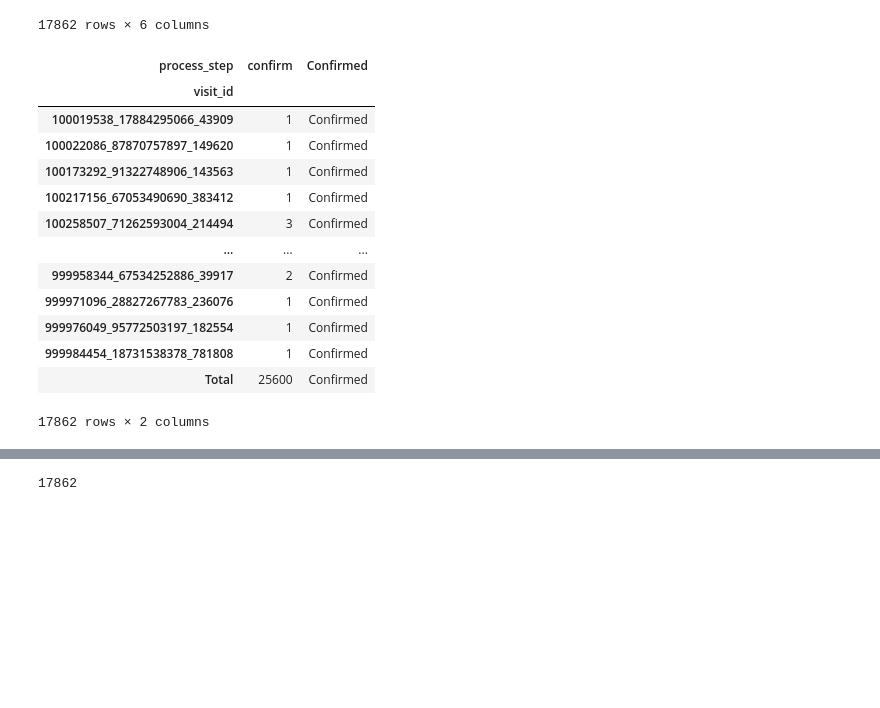
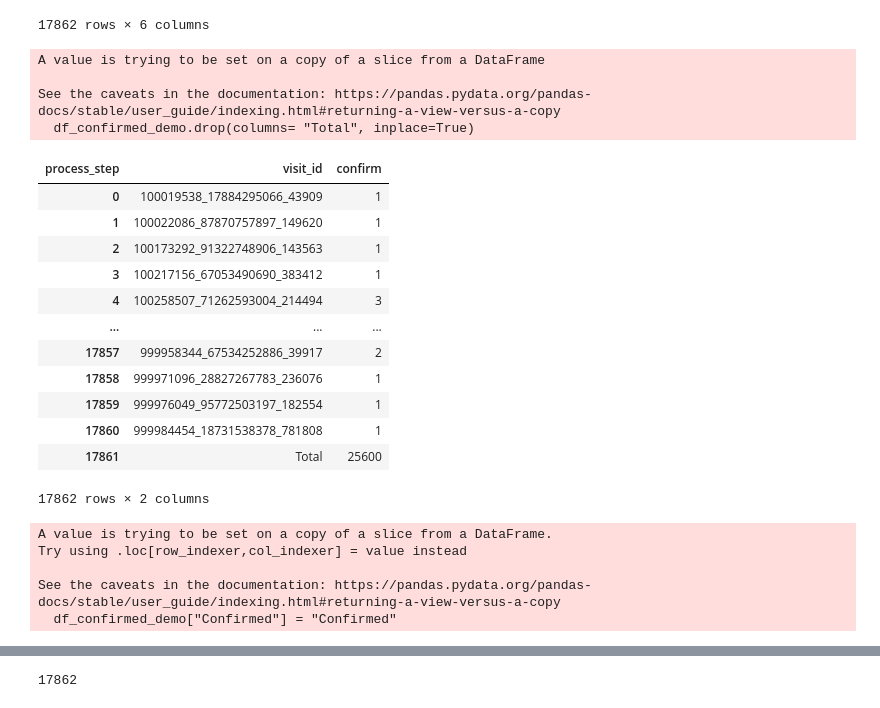
Before and after one commit to KLoVi/vanguard-ab-test, a Jupyter notebook: KPIs/KPI_Completion_rate_final.ipynb, the cells around one changed output, grey strips where cells are left out. Drawn from its saved outputs; the diff is of its cells as text; code cells hidden in the pictures; blank space fills up the shorter version.

```diff
--- a/KPIs/KPI_Completion_rate_final.ipynb
+++ b/KPIs/KPI_Completion_rate_final.ipynb
@@ -323,22 +323,36 @@ df_confirmed.sort_values(by = "confirm")
 # %%
 df_confirmed_demo = df_confirmed
 # %%
-df_confirmed_demo.drop(columns= "Total")
+df_confirmed_demo.drop(columns= "Total", inplace=True)
 # %% [output]
-| process_step | confirm | Confirmed |
-| visit_id |  |  |
-| 100019538_17884295066_43909 | 1 | Confirmed |
-| 100022086_87870757897_149620 | 1 | Confirmed |
-| 100173292_91322748906_143563 | 1 | Confirmed |
-| 100217156_67053490690_383412 | 1 | Confirmed |
-| 100258507_71262593004_214494 | 3 | Confirmed |
-| ... | ... | ... |
-| 999958344_67534252886_39917 | 2 | Confirmed |
-| 999971096_28827267783_236076 | 1 | Confirmed |
-| 999976049_95772503197_182554 | 1 | Confirmed |
-| 999984454_18731538378_781808 | 1 | Confirmed |
-| Total | 25600 | Confirmed |
-17862 rows × 2 columns
+A value is trying to be set on a copy of a slice from a DataFrame
+
+See the caveats in the documentation: https://pandas.pydata.org/pandas-docs/stable/user_guide/indexing.html#returning-a-view-versus-a-copy
+  df_confirmed_demo.drop(columns= "Total", inplace=True)
+# %%
+df_confirmed_demo.reset_index()
+# %% [output]
+| process_step | visit_id | confirm |
+| 0 | 100019538_17884295066_43909 | 1 |
+| 1 | 100022086_87870757897_149620 | 1 |
+| 2 | 100173292_91322748906_143563 | 1 |
+| 3 | 100217156_67053490690_383412 | 1 |
+| 4 | 100258507_71262593004_214494 | 3 |
+| ... | ... | ... |
+| 17857 | 999958344_67534252886_39917 | 2 |
+| 17858 | 999971096_28827267783_236076 | 1 |
+| 17859 | 999976049_95772503197_182554 | 1 |
+| 17860 | 999984454_18731538378_781808 | 1 |
+| 17861 | Total | 25600 |
+17862 rows × 2 columns
+# %%
+df_confirmed_demo["Confirmed"] = "Confirmed"
+# %% [output]
+A value is trying to be set on a copy of a slice from a DataFrame.
+Try using .loc[row_indexer,col_indexer] = value instead
+
+See the caveats in the documentation: https://pandas.pydata.org/pandas-docs/stable/user_guide/indexing.html#returning-a-view-versus-a-copy
+  df_confirmed_demo["Confirmed"] = "Confirmed"
 # %%
 df_confirmed_demo
 # %% [output]
```
Also changed, not shown: parts of 5 cells of this notebook, 2 other files.
